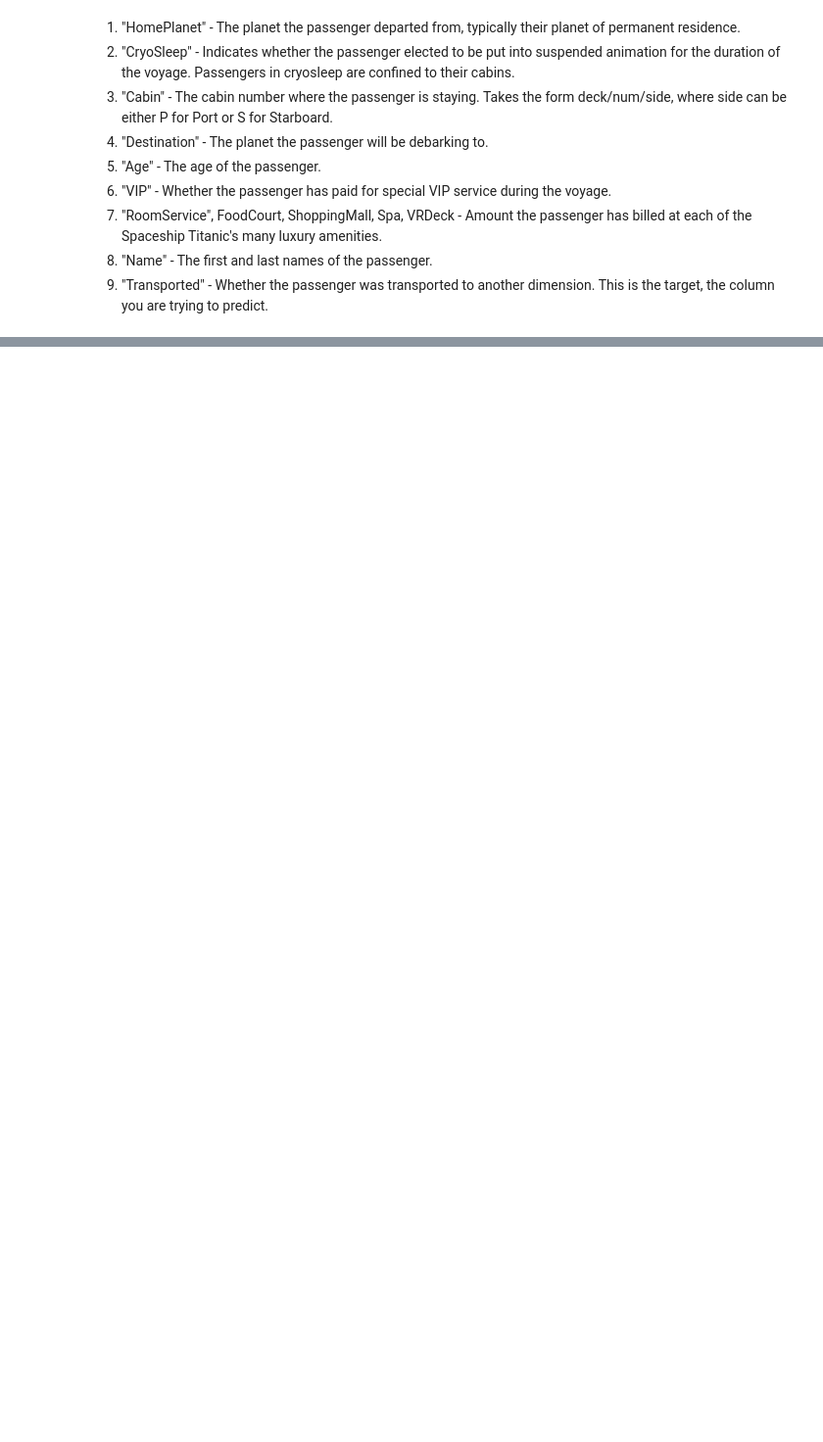
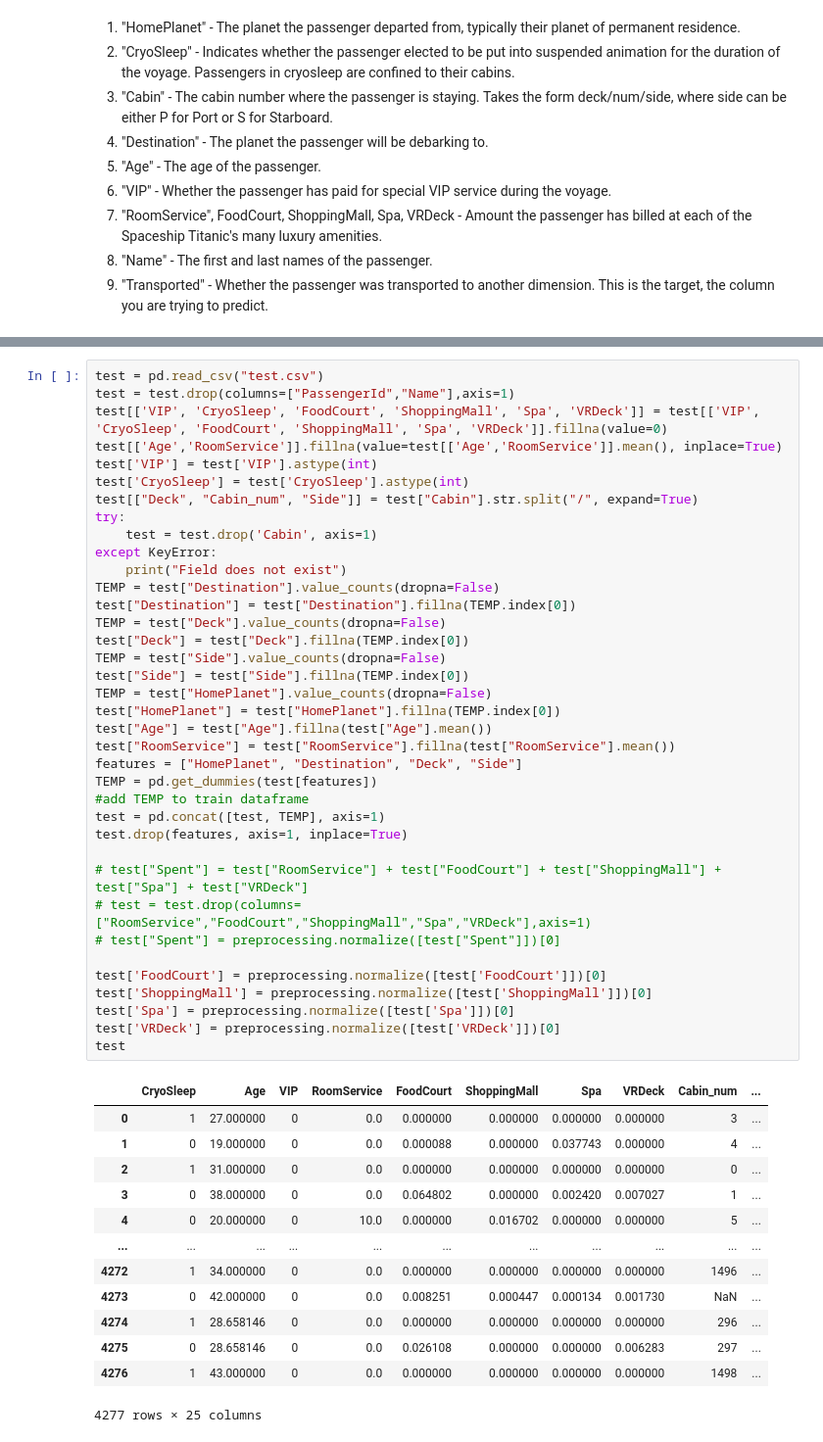
Before and after one commit to GoodrainCN/OES_ML, a Jupyter notebook: 2023ML/spaceship-titanic/main.ipynb, the cells around one changed output, grey strips where cells are left out. Shown at 98% size. Cells and saved outputs as stored; diff of their text form; blank space fills up the shorter version.

```diff
--- a/2023ML/spaceship-titanic/main.ipynb
+++ b/2023ML/spaceship-titanic/main.ipynb
@@ -153,0 +510,51 @@ Name: Destination, dtype: int64
+# %%
+test = pd.read_csv("test.csv")
+test = test.drop(columns=["PassengerId","Name"],axis=1)
+test[['VIP', 'CryoSleep', 'FoodCourt', 'ShoppingMall', 'Spa', 'VRDeck']] = test[['VIP', 'CryoSleep', 'FoodCourt', 'ShoppingMall', 'Spa', 'VRDeck']].fillna(value=0)
+test[['Age','RoomService']].fillna(value=test[['Age','RoomService']].mean(), inplace=True)
+test['VIP'] = test['VIP'].astype(int)
+test['CryoSleep'] = test['CryoSleep'].astype(int)
+test[["Deck", "Cabin_num", "Side"]] = test["Cabin"].str.split("/", expand=True)
+try:
+    test = test.drop('Cabin', axis=1)
+except KeyError:
+    print("Field does not exist")
+TEMP = test["Destination"].value_counts(dropna=False)
+test["Destination"] = test["Destination"].fillna(TEMP.index[0])
+TEMP = test["Deck"].value_counts(dropna=False)
+test["Deck"] = test["Deck"].fillna(TEMP.index[0])
+TEMP = test["Side"].value_counts(dropna=False)
+test["Side"] = test["Side"].fillna(TEMP.index[0])
+TEMP = test["HomePlanet"].value_counts(dropna=False)
+test["HomePlanet"] = test["HomePlanet"].fillna(TEMP.index[0])
+test["Age"] = test["Age"].fillna(test["Age"].mean())
+test["RoomService"] = test["RoomService"].fillna(test["RoomService"].mean())
+features = ["HomePlanet", "Destination", "Deck", "Side"]
+TEMP = pd.get_dummies(test[features])
+#add TEMP to train dataframe
+test = pd.concat([test, TEMP], axis=1)
+test.drop(features, axis=1, inplace=True)
+
+# test["Spent"] = test["RoomService"] + test["FoodCourt"] + test["ShoppingMall"] + test["Spa"] + test["VRDeck"]
+# test = test.drop(columns=["RoomService","FoodCourt","ShoppingMall","Spa","VRDeck"],axis=1)
+# test["Spent"] = preprocessing.normalize([test["Spent"]])[0]
+
+test['FoodCourt'] = preprocessing.normalize([test['FoodCourt']])[0]
+test['ShoppingMall'] = preprocessing.normalize([test['ShoppingMall']])[0]
+test['Spa'] = preprocessing.normalize([test['Spa']])[0]
+test['VRDeck'] = preprocessing.normalize([test['VRDeck']])[0]
+test
+# %% [output]
+|  | CryoSleep | Age | VIP | RoomService | FoodCourt | ShoppingMall | Spa | VRDeck | Cabin_num | ... |
+| 0 | 1 | 27.000000 | 0 | 0.0 | 0.000000 | 0.000000 | 0.000000 | 0.000000 | 3 | ... |
+| 1 | 0 | 19.000000 | 0 | 0.0 | 0.000088 | 0.000000 | 0.037743 | 0.000000 | 4 | ... |
+| 2 | 1 | 31.000000 | 0 | 0.0 | 0.000000 | 0.000000 | 0.000000 | 0.000000 | 0 | ... |
+| 3 | 0 | 38.000000 | 0 | 0.0 | 0.064802 | 0.000000 | 0.002420 | 0.007027 | 1 | ... |
+| 4 | 0 | 20.000000 | 0 | 10.0 | 0.000000 | 0.016702 | 0.000000 | 0.000000 | 5 | ... |
+| ... | ... | ... | ... | ... | ... | ... | ... | ... | ... | ... |
+| 4272 | 1 | 34.000000 | 0 | 0.0 | 0.000000 | 0.000000 | 0.000000 | 0.000000 | 1496 | ... |
+| 4273 | 0 | 42.000000 | 0 | 0.0 | 0.008251 | 0.000447 | 0.000134 | 0.001730 | NaN | ... |
+| 4274 | 1 | 28.658146 | 0 | 0.0 | 0.000000 | 0.000000 | 0.000000 | 0.000000 | 296 | ... |
+| 4275 | 0 | 28.658146 | 0 | 0.0 | 0.026108 | 0.000000 | 0.000000 | 0.006283 | 297 | ... |
+| 4276 | 1 | 43.000000 | 0 | 0.0 | 0.000000 | 0.000000 | 0.000000 | 0.000000 | 1498 | ... |
+4277 rows × 25 columns
```
Also changed, not shown: parts of 36 cells of this notebook, 6 other files.
